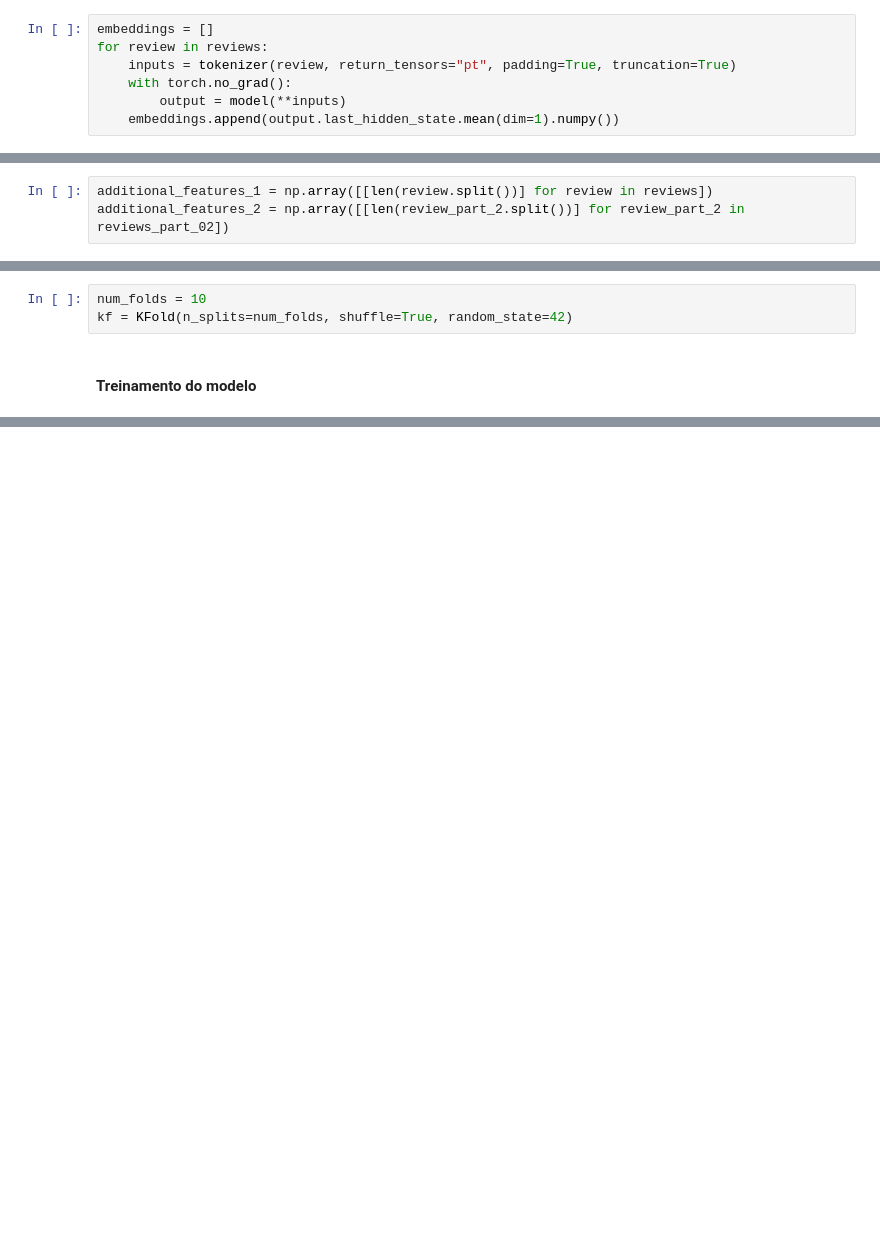
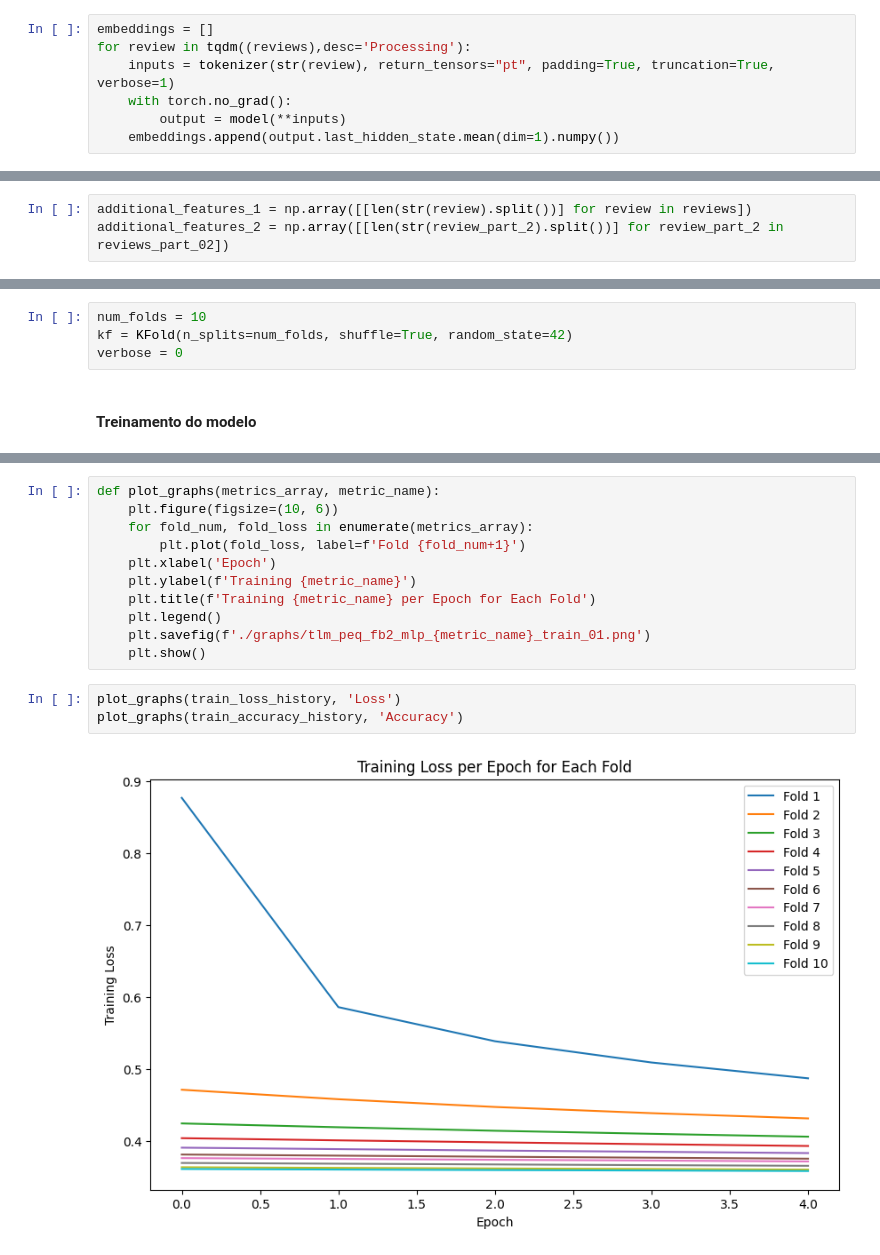
Before and after one commit to brugnaro2022/nlp, a Jupyter notebook: 07_tlm_peq_fb2_mlp.ipynb, the cells around one changed output, grey strips where cells are left out. Saved outputs shown, nothing was run; the diff lists cells and outputs as text; blank space fills up the shorter version.

Commit message:
calculate metrics

```diff
--- a/07_tlm_peq_fb2_mlp.ipynb
+++ b/07_tlm_peq_fb2_mlp.ipynb
@@ -77,8 +79,8 @@ labels = labels_part_01
 - Este processo pode demorar alguns minnutos para ser concluído
 # %%
 embeddings = []
-for review in reviews:
-    inputs = tokenizer(review, return_tensors="pt", padding=True, truncation=True)
+for review in tqdm((reviews),desc='Processing'):
+    inputs = tokenizer(str(review), return_tensors="pt", padding=True, truncation=True, verbose=1)
     with torch.no_grad():
         output = model(**inputs)
     embeddings.append(output.last_hidden_state.mean(dim=1).numpy())
@@ -91,8 +93,8 @@ print(f'{embeddings_array.shape[0]} embeddings de {embeddings_array.shape[1]} di
 # %% [markdown]
 #### Feature based 2
 # %%
-additional_features_1 = np.array([[len(review.split())] for review in reviews])
-additional_features_2 = np.array([[len(review_part_2.split())] for review_part_2 in reviews_part_02])
+additional_features_1 = np.array([[len(str(review).split())] for review in reviews])
+additional_features_2 = np.array([[len(str(review_part_2).split())] for review_part_2 in reviews_part_02])
 # %%
 print(embeddings_array.shape)
 print(additional_features_1.shape)
@@ -148,6 +152,7 @@ model.compile(optimizer=Adam(learning_rate=LEARNING_RATE), loss='binary_crossent
 # %%
 num_folds = 10
 kf = KFold(n_splits=num_folds, shuffle=True, random_state=42)
+verbose = 0
 # %% [markdown]
 #### Treinamento do modelo
 # %%
@@ -240,0 +233,16 @@ test_loss, test_accuracy = model.evaluate(X_test_tensor, y_test_tensor)
+# %%
+def plot_graphs(metrics_array, metric_name):
+    plt.figure(figsize=(10, 6))
+    for fold_num, fold_loss in enumerate(metrics_array):
+        plt.plot(fold_loss, label=f'Fold {fold_num+1}')
+    plt.xlabel('Epoch')
+    plt.ylabel(f'Training {metric_name}')
+    plt.title(f'Training {metric_name} per Epoch for Each Fold')
+    plt.legend()
+    plt.savefig(f'./graphs/tlm_peq_fb2_mlp_{metric_name}_train_01.png')
+    plt.show()
+# %%
+plot_graphs(train_loss_history, 'Loss')
+plot_graphs(train_accuracy_history, 'Accuracy')
+# %% [output]
+[figure, added]
```
Also changed, not shown: parts of 17 cells of this notebook, 18 other files.
